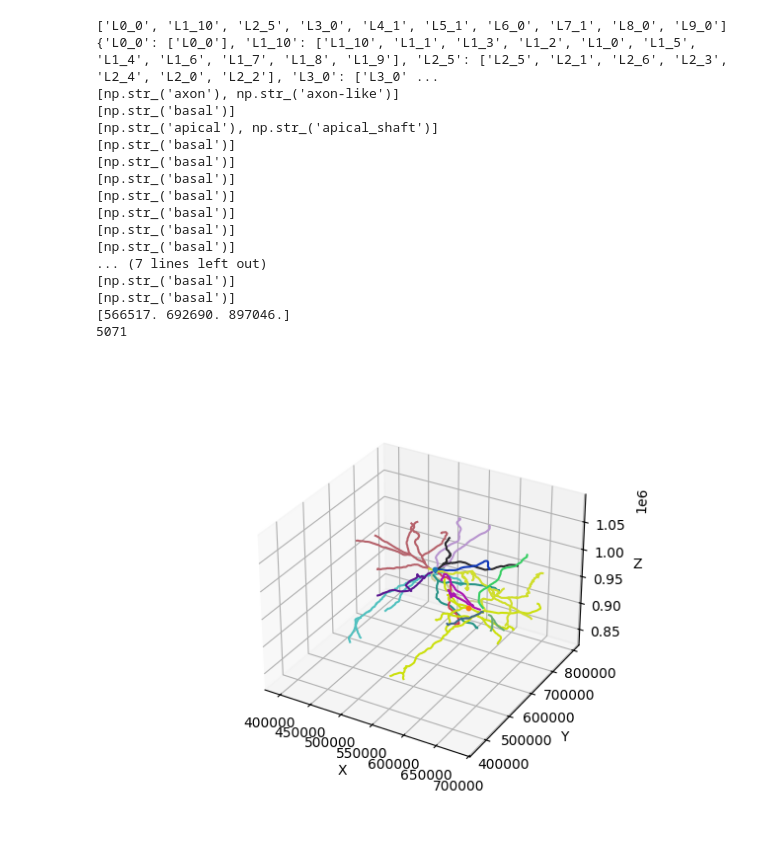
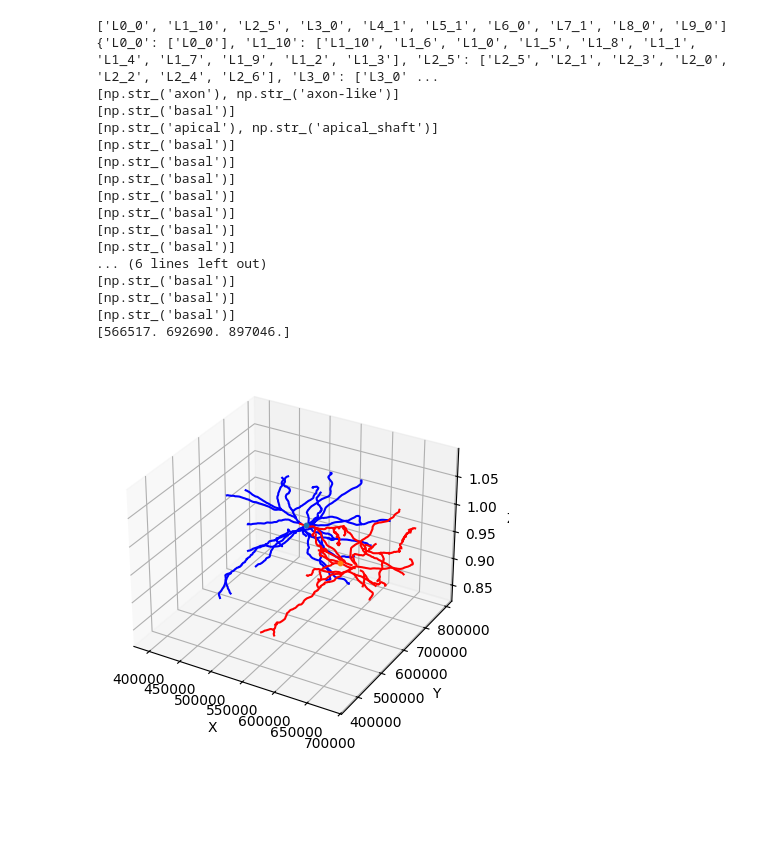
Before and after one commit to ML-UVA/jhapl-GNN, a Jupyter notebook: Visualization/Branch_Visualization.ipynb, the cells around one changed output. Cells and saved outputs as stored; diff of their text form; code cells hidden in the pictures; blank space fills up the shorter version.

```diff
--- a/Visualization/Branch_Visualization.ipynb
+++ b/Visualization/Branch_Visualization.ipynb
@@ -36,7 +36,8 @@ import sys
 from mpl_toolkits.mplot3d import Axes3D  # required for 3D
 
 neuron_list = [864691135660612336, 864691136040985430] #List of neuron ids
-
+with open("../data/skeletonization_data_simple.pkl", "rb") as f:
+    skel_data = pickle.load(f)
 # Unpack points
 
 fig = plt.figure()
@@ -45,9 +46,11 @@ ax = fig.add_subplot(111, projection='3d')
 final_skeletonization_dict = {}
 
 #display neurons in neuron_list with different colors for each downstream branch off of soma
-
+blue = True
 for n in neuron_list:
-    path= "data/graph_exports/" + str(n)+'_0_auto_proof_v7_proofread.pbz2'
+    color = "blue" if blue else "red"
+    blue = False
+    path= "../data/graph_exports/" + str(n)+'_0_auto_proof_v7_proofread.pbz2'
     with bz2.open(path, 'rb') as f:
         G = pickle.load(f)
 
@@ -72,7 +75,6 @@ for n in neuron_list:
         skeleton_dict = {}
 
         for node in final_branch_dict:
-            color = (random.random(), random.random(), random.random())
             node_list = [node] + final_branch_dict[node]
             print(G_dict[node]['labels'])
             skeleton_dict[node] = [G_dict[node]['labels'][0],np.empty((0,3))]
@@ -87,37 +89,60 @@ for n in neuron_list:
                     ax.plot(points[:, 0], points[:, 1], points[:, 2],color=color)
                 elif node_data['labels'][0]=="axon":
                     ax.plot(points[:, 0], points[:, 1], points[:, 2],color=color)
 
         final_skeletonization_dict[n] = skeleton_dict
 
         center = list(G.nodes(data=True))[1][1]['endpoint_upstream']
         print(center)
         ax.scatter(center[0],center[1],center[2], s=10)
 
 ax.set_xlabel('X')
 ax.set_ylabel('Y')
 ax.set_zlabel('Z')
 
 plt.show()
+# --- overlay nearby dendrite/axon points in GREEN on EXISTING plot ---
+
+from scipy.spatial import cKDTree
+
+n1, n2 = neuron_list
+radius = 1000
+
+dendrite = np.asarray(skel_data[str(n1)+"_0"]["dendrite"])
+axon = np.asarray(skel_data[str(n2)+"_0"]["axon"])
+
+d_tree = cKDTree(dendrite)
+a_tree = cKDTree(axon)
+
+d_idx = [i for i, hits in enumerate(d_tree.query_ball_tree(a_tree, r=radius)) if hits]
+a_idx = [i for i, hits in enumerate(a_tree.query_ball_tree(d_tree, r=radius)) if hits]
+
+if d_idx:
+    pts = dendrite[d_idx]
+    ax.scatter(pts[:, 0], pts[:, 1], pts[:, 2], c="green", s=2)
+
+if a_idx:
+    pts = axon[a_idx]
+    ax.scatter(pts[:, 0], pts[:, 1], pts[:, 2], c="green", s=2)
 # %% [output]
 ['L0_0', 'L1_10', 'L2_5', 'L3_0', 'L4_1', 'L5_1', 'L6_0', 'L7_1', 'L8_0', 'L9_0']
-{'L0_0': ['L0_0'], 'L1_10': ['L1_10', 'L1_1', 'L1_3', 'L1_2', 'L1_0', 'L1_5', 'L1_4', 'L1_6', 'L1_7', 'L1_8', 'L1_9'], 'L2_5': ['L2_5', 'L2_1', 'L2_6', 'L2_3', 'L2_4', 'L2_0', 'L2_2'], 'L3_0': ['L3_0' ...
+{'L0_0': ['L0_0'], 'L1_10': ['L1_10', 'L1_6', 'L1_0', 'L1_5', 'L1_8', 'L1_1', 'L1_4', 'L1_7', 'L1_9', 'L1_2', 'L1_3'], 'L2_5': ['L2_5', 'L2_1', 'L2_3', 'L2_0', 'L2_2', 'L2_4', 'L2_6'], 'L3_0': ['L3_0' ...
 [np.str_('axon'), np.str_('axon-like')]
 [np.str_('basal')]
 [np.str_('apical'), np.str_('apical_shaft')]
 [np.str_('basal')]
 [np.str_('basal')]
 [np.str_('basal')]
 [np.str_('basal')]
 [np.str_('basal')]
 [np.str_('basal')]
 [np.str_('basal')]
-... (7 lines left out)
+... (6 lines left out)
+[np.str_('basal')]
 [np.str_('basal')]
 [np.str_('basal')]
 [566517. 692690. 897046.]
-5071
-[figure, old version]
+[figure, new version]
 # %%
 #Visualize Neuron with two split ids
 
```
Also changed, not shown: parts of 34 cells of this notebook, 16 other files.
